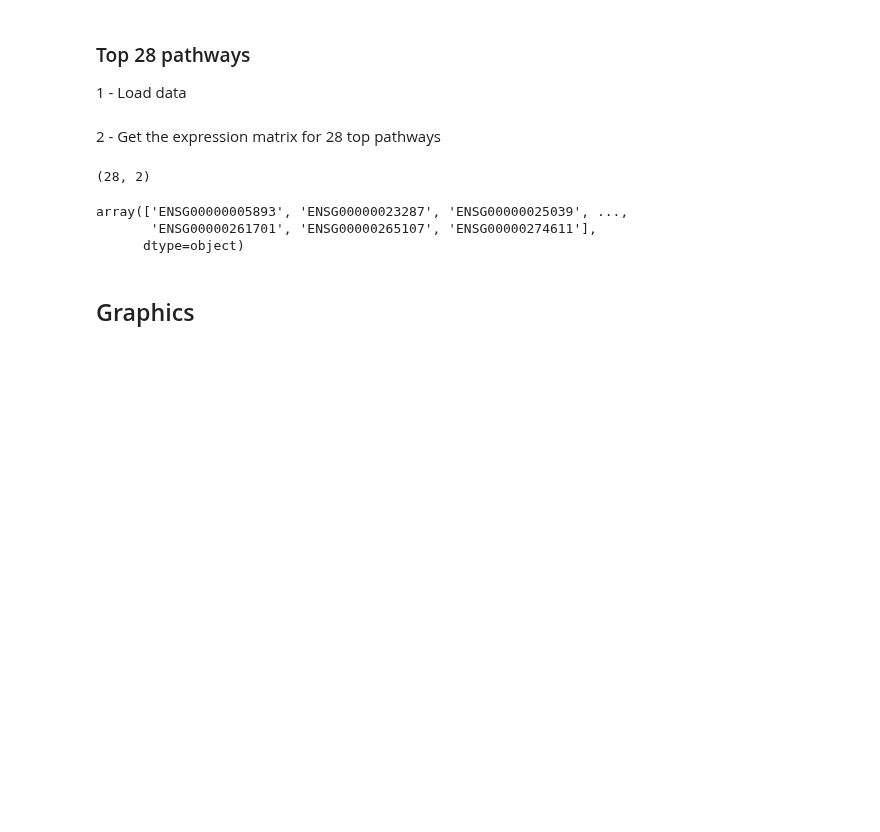
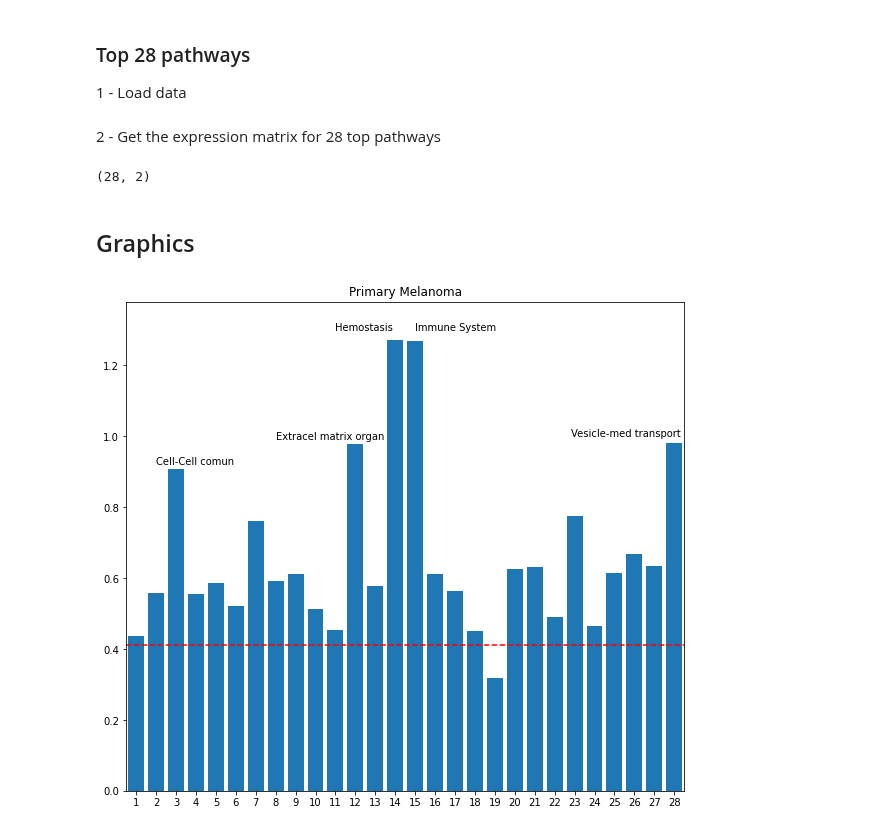
Before and after one commit to SamSaladino/FC-of-Genetic-pathways, a Jupyter notebook: Melanoma_expr_pathways.ipynb, the cells around one changed output. Cells and saved outputs as stored; diff of their text form; code cells hidden in the pictures; blank space fills up the shorter version.

```diff
--- a/Melanoma_expr_pathways.ipynb
+++ b/Melanoma_expr_pathways.ipynb
@@ -140,13 +140,28 @@ P28_matrix = pathw.pathway_expression(
 print(P28_matrix.shape)
 # %% [output]
 (28, 2)
-# %%
-T28path_genes = pd.unique(top_pathways.Ensemble)
-#tumorSKCM[T28path_genes]
-T28path_genes
-# %% [output]
-array(['ENSG00000005893', 'ENSG00000023287', 'ENSG00000025039', ...,
-       'ENSG00000261701', 'ENSG00000265107', 'ENSG00000274611'],
-      dtype=object)
 # %% [markdown]
 ## Graphics
+# %%
+plt.figure(figsize=(10,9))
+plt.title('Primary Melanoma')
+
+plt.bar(np.arange(1,29),P28_matrix.NORMALtoTUMOR)
+plt.axhline(abs(np.log2(et_en)).mean(),color='red',linestyle='dashed')
+
+plt.xlim(0.5,28.5)
+plt.ylim(0,1.38)
+plt.xticks(np.arange(1,29))
+
+# Annotatins
+plt.annotate('Cell-Cell comun',xy=(3,0.907), xytext=(2,0.92),xycoords='data')
+plt.annotate('Extracel matrix organ',xy=(12,0.97), xytext=(8,0.99),xycoords='data')
+plt.annotate('Hemostasis',xy=(14,1.27), xytext=(11,1.3),xycoords='data')
+plt.annotate('Immune System',xy=(15,1.26), xytext=(15,1.3),xycoords='data')
+plt.annotate('Vesicle-med transport',xy=(28,0.98), xytext=(22.8,1),xycoords='data')
+
+# Store the fig
+plt.savefig("./figures_tables/Fig 4a.pdf", bbox_inches='tight')
+plt.show()
+# %% [output]
+[figure, added]
```
Also changed, not shown: parts of 3 cells of this notebook.
